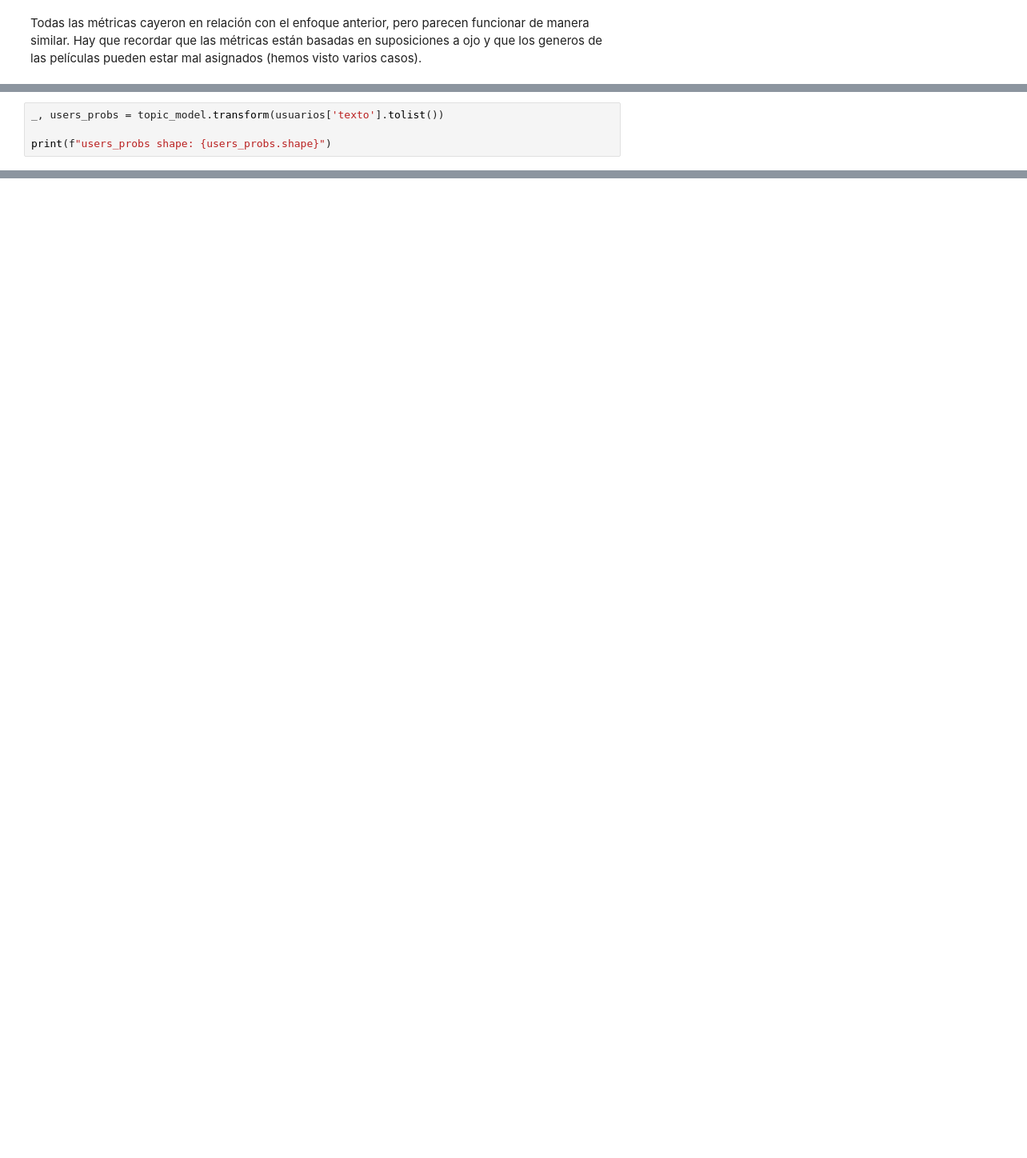
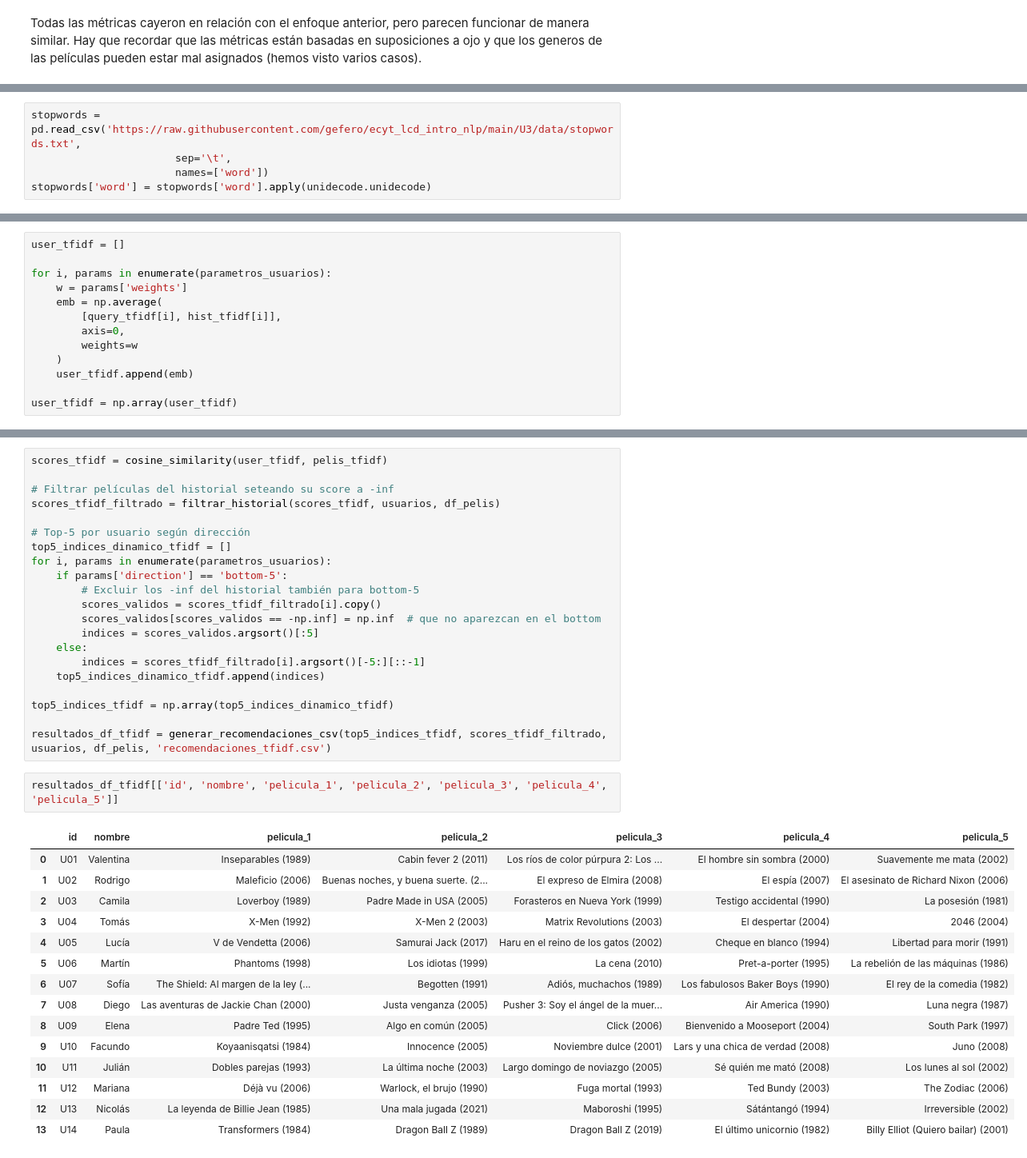
Before and after one commit to nazarenomm/Sistema-de-recomendacion-de-peliculas, a Jupyter notebook: notebooks/entrega.ipynb, the cells around one changed output, grey strips where cells are left out. Shown at 80% size. Saved outputs shown, nothing was run; the diff lists cells and outputs as text; blank space fills up the shorter version.

Commit message:
tfidf + mejora llm

```diff
--- a/notebooks/entrega.ipynb
+++ b/notebooks/entrega.ipynb
@@ -974,4 +838,0 @@ usuarios['texto'] = usuarios.apply(lambda row: build_user_text(row, df_pelis), a
-# %%
-_, users_probs = topic_model.transform(usuarios['texto'].tolist())
-
-print(f"users_probs shape: {users_probs.shape}")
@@ -1132,0 +863,5 @@ Este enfoque parece no ser el ideal para el problema. Algunos usuarios (Camila,
+# %%
+stopwords = pd.read_csv('https://raw.githubusercontent.com/gefero/ecyt_lcd_intro_nlp/main/U3/data/stopwords.txt',
+                       sep='\t',
+                       names=['word'])
+stopwords['word'] = stopwords['word'].apply(unidecode.unidecode)
@@ -1132,0 +901,13 @@ Este enfoque parece no ser el ideal para el problema. Algunos usuarios (Camila,
+# %%
+user_tfidf = []
+
+for i, params in enumerate(parametros_usuarios):
+    w = params['weights']
+    emb = np.average(
+        [query_tfidf[i], hist_tfidf[i]],
+        axis=0,
+        weights=w
+    )
+    user_tfidf.append(emb)
+
+user_tfidf = np.array(user_tfidf)
@@ -1132,0 +916,39 @@ Este enfoque parece no ser el ideal para el problema. Algunos usuarios (Camila,
+# %%
+scores_tfidf = cosine_similarity(user_tfidf, pelis_tfidf)
+
+# Filtrar películas del historial seteando su score a -inf
+scores_tfidf_filtrado = filtrar_historial(scores_tfidf, usuarios, df_pelis)
+
+# Top-5 por usuario según dirección
+top5_indices_dinamico_tfidf = []
+for i, params in enumerate(parametros_usuarios):
+    if params['direction'] == 'bottom-5':
+        # Excluir los -inf del historial también para bottom-5
+        scores_validos = scores_tfidf_filtrado[i].copy()
+        scores_validos[scores_validos == -np.inf] = np.inf  # que no aparezcan en el bottom
+        indices = scores_validos.argsort()[:5]
+    else:
+        indices = scores_tfidf_filtrado[i].argsort()[-5:][::-1]
+    top5_indices_dinamico_tfidf.append(indices)
+
+top5_indices_tfidf = np.array(top5_indices_dinamico_tfidf)
+
+resultados_df_tfidf = generar_recomendaciones_csv(top5_indices_tfidf, scores_tfidf_filtrado, usuarios, df_pelis, 'recomendaciones_tfidf.csv')
+# %%
+resultados_df_tfidf[['id', 'nombre', 'pelicula_1', 'pelicula_2', 'pelicula_3', 'pelicula_4', 'pelicula_5']]
+# %% [output]
+|  | id | nombre | pelicula_1 | pelicula_2 | pelicula_3 | pelicula_4 | pelicula_5 |
+| 0 | U01 | Valentina | Inseparables (1989) | Cabin fever 2 (2011) | Los ríos de color púrpura 2: Los ... | El hombre sin sombra (2000) | Suavemente me mata (2002) |
+| 1 | U02 | Rodrigo | Maleficio (2006) | Buenas noches, y buena suerte. (2... | El expreso de Elmira (2008) | El espía (2007) | El asesinato de Richard Nixon (2006) |
+| 2 | U03 | Camila | Loverboy (1989) | Padre Made in USA (2005) | Forasteros en Nueva York (1999) | Testigo accidental (1990) | La posesión (1981) |
+| 3 | U04 | Tomás | X-Men (1992) | X-Men 2 (2003) | Matrix Revolutions (2003) | El despertar (2004) | 2046 (2004) |
+| 4 | U05 | Lucía | V de Vendetta (2006) | Samurai Jack (2017) | Haru en el reino de los gatos (2002) | Cheque en blanco (1994) | Libertad para morir (1991) |
+| 5 | U06 | Martín | Phantoms (1998) | Los idiotas (1999) | La cena (2010) | Pret-a-porter (1995) | La rebelión de las máquinas (1986) |
+| 6 | U07 | Sofía | The Shield: Al margen de la ley (... | Begotten (1991) | Adiós, muchachos (1989) | Los fabulosos Baker Boys (1990) | El rey de la comedia (1982) |
+| 7 | U08 | Diego | Las aventuras de Jackie Chan (2000) | Justa venganza (2005) | Pusher 3: Soy el ángel de la muer... | Air America (1990) | Luna negra (1987) |
+| 8 | U09 | Elena | Padre Ted (1995) | Algo en común (2005) | Click (2006) | Bienvenido a Mooseport (2004) | South Park (1997) |
+| 9 | U10 | Facundo | Koyaanisqatsi (1984) | Innocence (2005) | Noviembre dulce (2001) | Lars y una chica de verdad (2008) | Juno (2008) |
+| 10 | U11 | Julián | Dobles parejas (1993) | La última noche (2003) | Largo domingo de noviazgo (2005) | Sé quién me mató (2008) | Los lunes al sol (2002) |
+| 11 | U12 | Mariana | Déjà vu (2006) | Warlock, el brujo (1990) | Fuga mortal (1993) | Ted Bundy (2003) | The Zodiac (2006) |
+| 12 | U13 | Nicolás | La leyenda de Billie Jean (1985) | Una mala jugada (2021) | Maboroshi (1995) | Sátántangó (1994) | Irreversible (2002) |
+| 13 | U14 | Paula | Transformers (1984) | Dragon Ball Z (1989) | Dragon Ball Z (2019) | El último unicornio (1982) | Billy Elliot (Quiero bailar) (2001) |
```
Also changed, not shown: parts of 52 cells of this notebook, 15 other files.
